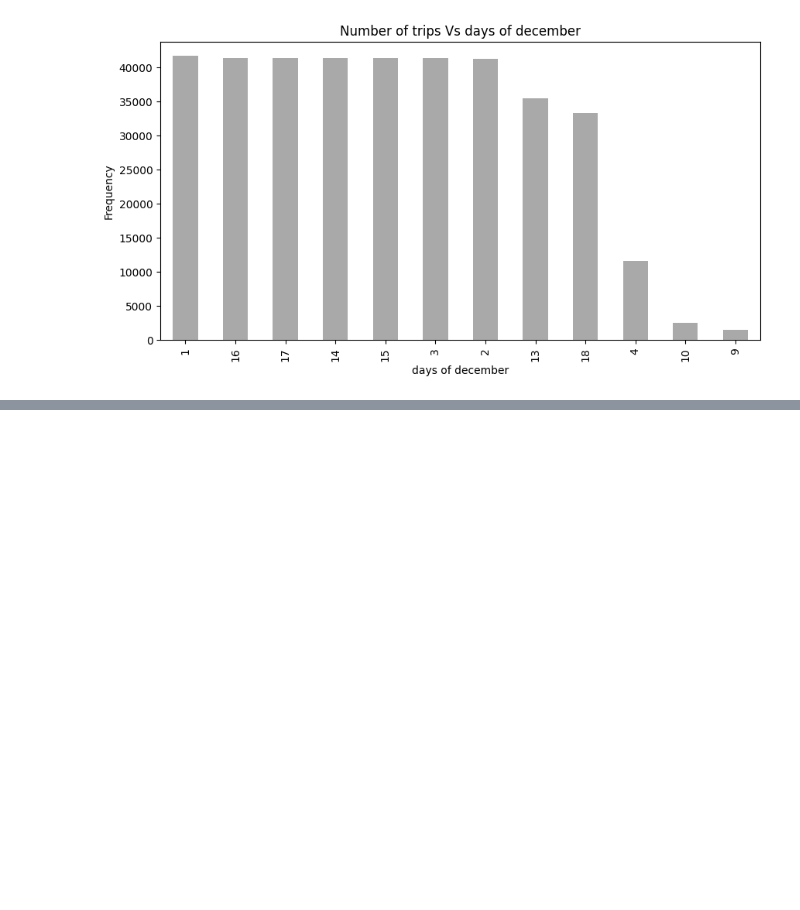
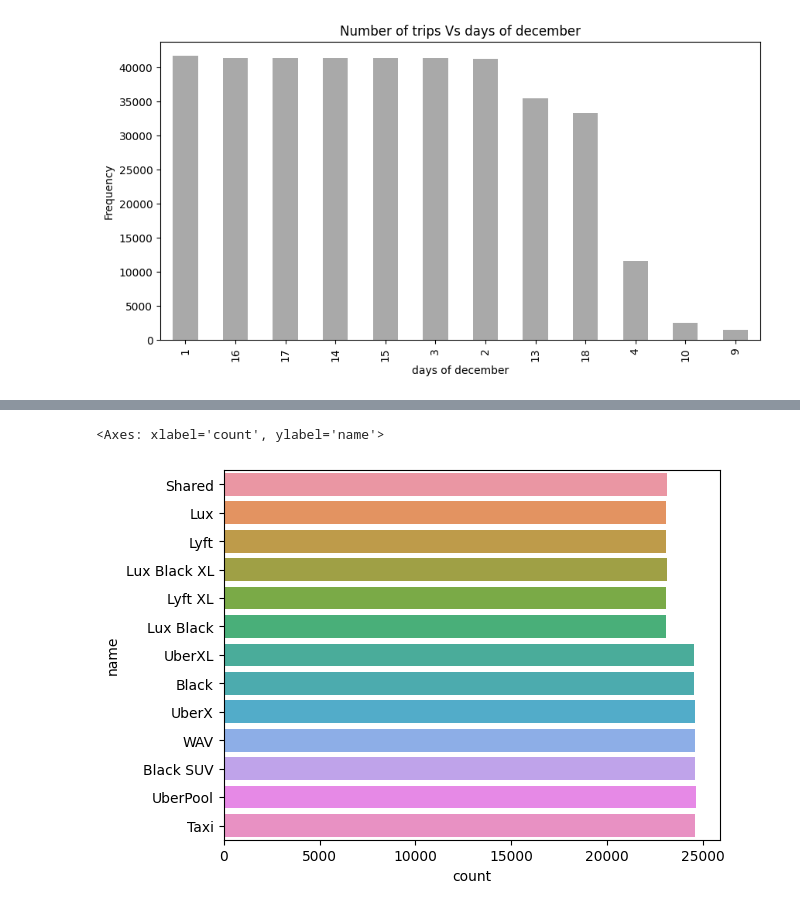
Before and after one commit to adarshkhub/Uber_Analysis, a Jupyter notebook: UberAnalysisProj.ipynb, the cells around one changed output, grey strips where cells are left out. Saved outputs shown, nothing was run; the diff lists cells and outputs as text; code cells hidden in the pictures; blank space fills up the shorter version.

```diff
--- a/UberAnalysisProj.ipynb
+++ b/UberAnalysisProj.ipynb
@@ -233,0 +262,5 @@ Text(0.5, 1.0, 'Number of trips Vs days of december')
+# %%
+sns.countplot(y='name',data=data)
+# %% [output]
+<Axes: xlabel='count', ylabel='name'>
+[figure, added]
```
Also changed, not shown: parts of 4 cells of this notebook.
